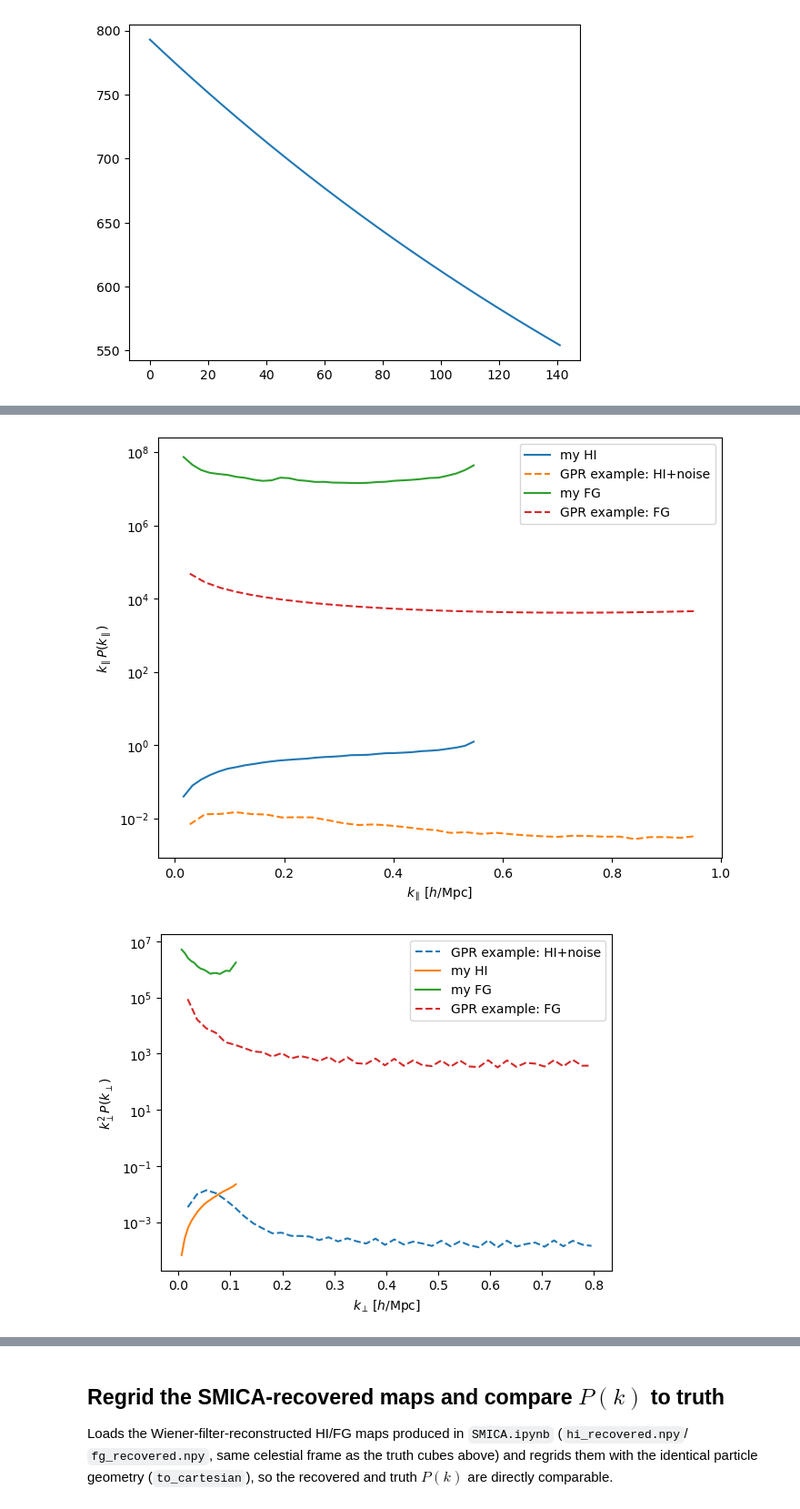
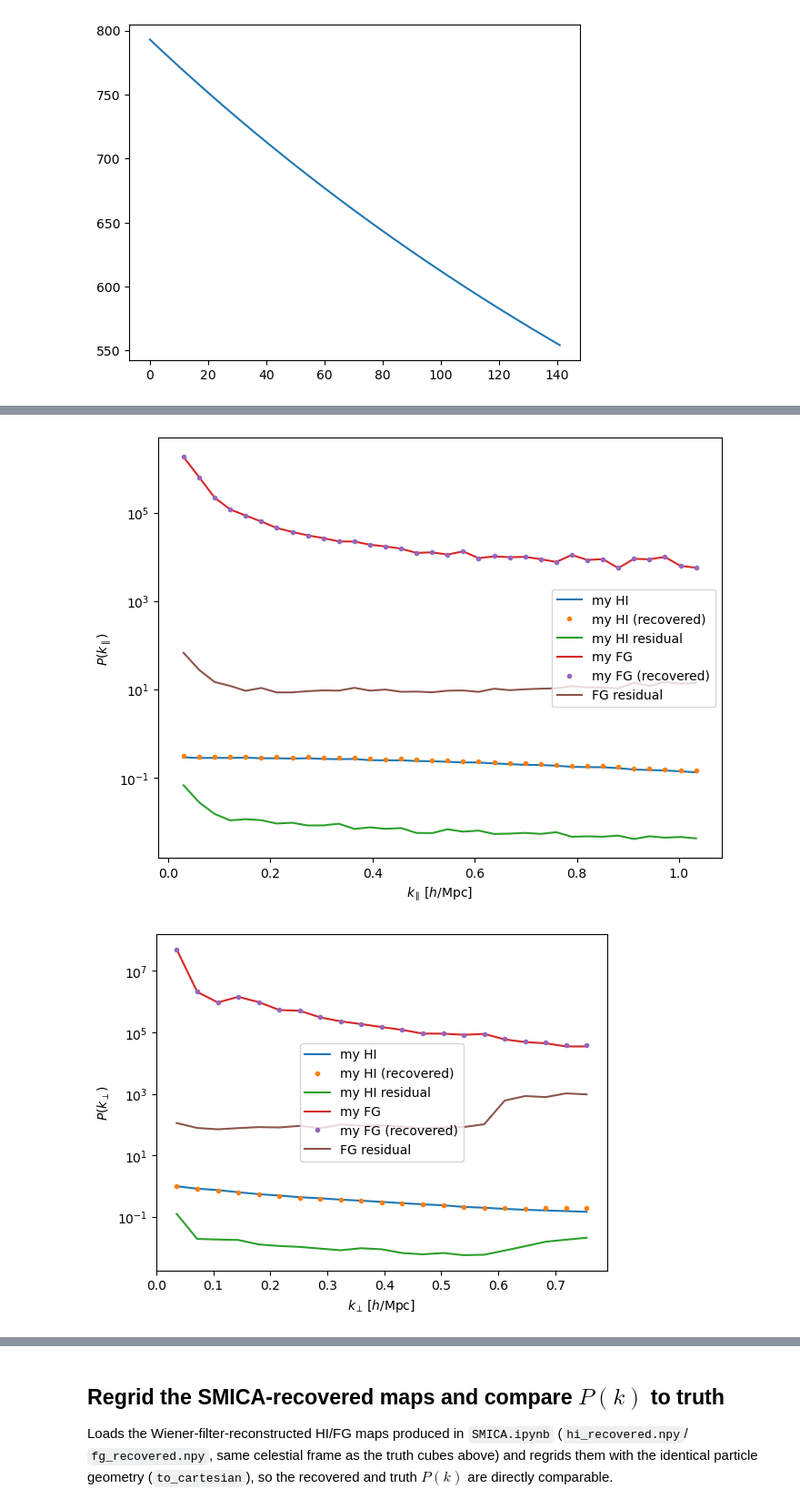
Before and after one commit to urwa99/SMICA_Paper, a Jupyter notebook: Notebooks_1/gridimp_cartesian_cube.ipynb, the cells around one changed output, grey strips where cells are left out. Shown at 91% size. Drawn from its saved outputs; the diff is of its cells as text; code cells hidden in the pictures.

```diff
--- a/Notebooks_1/gridimp_cartesian_cube.ipynb
+++ b/Notebooks_1/gridimp_cartesian_cube.ipynb
@@ -287,6 +478,7 @@ plt.show()
 # %% [markdown]
 ## P(k) parallel and perpendicular
 # %%
+
 from gpr4im import pk_tools as pk
 
 kmin_par = 2*np.pi/lz
@@ -309,6 +501,23 @@ hi_pk2d, nmodes2d = pk.PerpParaPk(hi_cube, nx, ny, nz, lx, ly, lz, kbins_perp, k
 fgds_pk_para, nmodes_para = pk.ParaPk(fg_cube, nx, ny, nz, lx, ly, lz, kbins_par, W_fft, W_fft)
 fgds_pk_perp, nmodes_perp = pk.PerpPk(fg_cube, nx, ny, nz, lx, ly, lz, kbins_perp, W_fft, W_fft)
 fgds_pk2d, nmodes2d = pk.PerpParaPk(fg_cube, nx, ny, nz, lx, ly, lz, kbins_perp, kbins_par, W_fft, W_fft)
+
+hi_recovered_pk_para, nmodes_para = pk.ParaPk(hi_recovered_cube, nx, ny, nz, lx, ly, lz, kbins_par, W_fft, W_fft)
+hi_recovered_pk_perp, nmodes_perp = pk.PerpPk(hi_recovered_cube, nx, ny, nz, lx, ly, lz, kbins_perp, W_fft, W_fft)
+hi_recovered_pk2d, nmodes2d = pk.PerpParaPk(hi_recovered_cube, nx, ny, nz, lx, ly, lz, kbins_perp, kbins_par, W_fft, W_fft)
+
+fgds_recovered_pk_para, nmodes_para = pk.ParaPk(fgds_recovered_cube, nx, ny, nz, lx, ly, lz, kbins_par, W_fft, W_fft)
+fgds_recovered_pk_perp, nmodes_perp = pk.PerpPk(fgds_recovered_cube, nx, ny, nz, lx, ly, lz, kbins_perp, W_fft, W_fft)
+fgds_recovered_pk2d, nmodes2d = pk.PerpParaPk(fgds_recovered_cube, nx, ny, nz, lx, ly, lz, kbins_perp, kbins_par, W_fft, W_fft)
+
+residual_pk_para, nmodes_para = pk.ParaPk(hi_cube-hi_recovered_cube, nx, ny, nz, lx, ly, lz, kbins_par, W_fft, W_fft)
+residual_pk_perp, nmodes_perp = pk.PerpPk(hi_cube-hi_recovered_cube, nx, ny, nz, lx, ly, lz, kbins_perp, W_fft, W_fft)
+residual_pk2d, nmodes2d = pk.PerpParaPk(hi_cube-hi_recovered_cube, nx, ny, nz, lx, ly, lz, kbins_perp, kbins_par, W_fft, W_fft)
+
+
+residual_fg_pk_para, nmodes_para = pk.ParaPk(fg_cube-fgds_recovered_cube, nx, ny, nz, lx, ly, lz, kbins_par, W_fft, W_fft)
+residual_fg_pk_perp, nmodes_perp = pk.PerpPk(fg_cube-fgds_recovered_cube, nx, ny, nz, lx, ly, lz, kbins_perp, W_fft, W_fft)
+residual_fg_pk2d, nmodes2d = pk.PerpParaPk(fg_cube-fgds_recovered_cube, nx, ny, nz, lx, ly, lz, kbins_perp, kbins_par, W_fft, W_fft)
 # %% [output]
 Calculating P(k_perp,k_para)...
 
@@ -381,21 +613,29 @@ plt.plot(fgds_gpr[0,0,:])
 # %%
 plt.figure(figsize=(8,6))
-plt.plot(kpar_c, kpar_c*hi_pk_para, label='my HI')
-plt.plot(kpar_g, kpar_g*hipk_para_g, label='GPR example: HI+noise', ls='--')
-plt.plot(kpar_c, kpar_c*fgds_pk_para, label='my FG')
-plt.plot(kpar_g, kpar_g*fgpk_para_g, label='GPR example: FG', ls='--')
-plt.xlabel(r'$k_\parallel\,[h/\mathrm{Mpc}]$'); plt.ylabel(r'$k_\parallel P(k_\parallel)$')
+plt.plot(kpar_c, hi_pk_para, label='my HI')
+plt.plot(kpar_c, hi_recovered_pk_para, '.',label='my HI (recovered)')
+plt.plot(kpar_c, residual_pk_para, label='my HI residual')
+# plt.plot(kpar_g, kpar_g*hipk_para_g, label='GPR example: HI+noise', ls='--')
+plt.plot(kpar_c, fgds_pk_para, label='my FG')
+plt.plot(kpar_c, fgds_recovered_pk_para, '.',label='my FG (recovered)')
+plt.plot(kpar_c, residual_fg_pk_para, label='FG residual')
+# plt.plot(kpar_g, fgpk_para_g, label='GPR example: FG', ls='--')
+plt.xlabel(r'$k_\parallel\,[h/\mathrm{Mpc}]$'); plt.ylabel(r'$  P(k_\parallel)$')
 plt.yscale('log')
 plt.legend(); plt.show()
 plt.show()
 
-plt.plot(kperp_g, kperp_g**2*hipk_perp_g, label='GPR example: HI+noise', ls='--')
-plt.plot(kperp_c, kperp_c**2*hi_pk_perp, label='my HI')
-plt.plot(kperp_c, kperp_c**2*fgds_pk_perp, label='my FG')
-plt.plot(kperp_g, kperp_g**2*fgpk_perp_g, label='GPR example: FG', ls='--')
-plt.xlabel(r'$k_\perp\,[h/\mathrm{Mpc}]$'); plt.ylabel(r'$k_\perp^2 P(k_\perp)$')
+# plt.plot(kperp_g, hipk_perp_g, label='GPR example: HI+noise', ls='--')
+plt.plot(kperp_c, hi_pk_perp, label='my HI')
+plt.plot(kperp_c, hi_recovered_pk_perp, '.',label='my HI (recovered)')
+plt.plot(kperp_c, residual_pk_perp, label='my HI residual')
+plt.plot(kperp_c, fgds_pk_perp, label='my FG')
+plt.plot(kperp_c, fgds_recovered_pk_perp, '.',label='my FG (recovered)')
+plt.plot(kperp_c, residual_fg_pk_perp, label='FG residual')
+# plt.plot(kperp_g, fgpk_perp_g, label='GPR example: FG', ls='--')
+plt.xlabel(r'$k_\perp\,[h/\mathrm{Mpc}]$'); plt.ylabel(r'$ P(k_\perp)$')
 plt.yscale('log')
 plt.legend(); plt.show()
 # %% [output]
-[figure, old version]
+[figure, new version]
-[figure, old version]
+[figure, new version]
```
Also changed, not shown: parts of 28 cells of this notebook.
